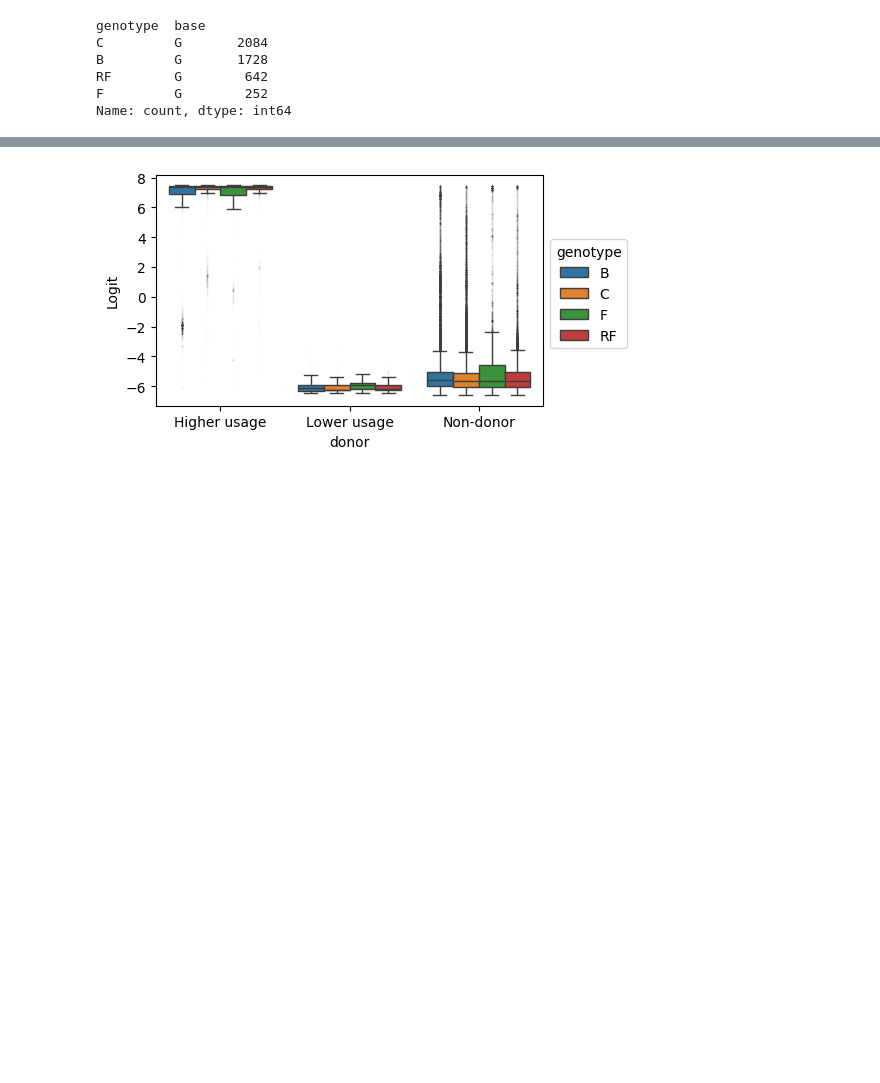
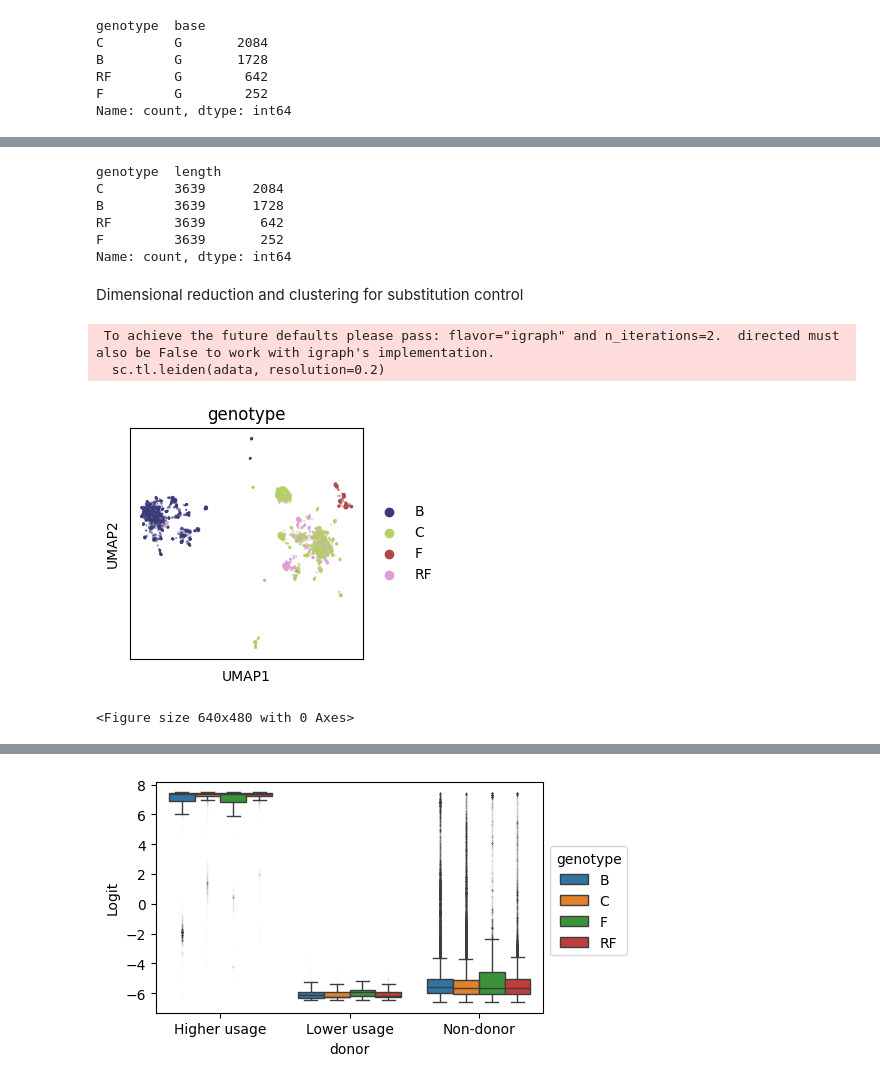
Before and after one commit to lcscs12345/HBV_splicing_paper_2025, a Jupyter notebook: jupyter_notebooks/03a-splicebert_prediction-donor.ipynb, the cells around one changed output, grey strips where cells are left out. Saved outputs shown, nothing was run; the diff lists cells and outputs as text; code cells hidden in the pictures; blank space fills up the shorter version.

```diff
--- a/jupyter_notebooks/03a-splicebert_prediction-donor.ipynb
+++ b/jupyter_notebooks/03a-splicebert_prediction-donor.ipynb
@@ -128,7 +128,7 @@ Process sliding window output
 # %%
 pred_donor = []
 
-for i in glob("../data/processed_files/pgrna/*.GT.pkl.gz"):
+for i in glob("../data/processed_files/pgrna/splicebert_hbvdb_[0-9]*.GT.pkl.gz"):
     pred = pd.read_pickle(i)
     pred_donor.append(pred)
 
@@ -239,0 +298,63 @@ a["group"] = a["group"].fillna("Non-donor")
+# %%
+pred_donor = []
+
+for i in glob("../data/processed_files/pgrna/splicebert_hbvdb_control_*.GT.pkl.gz"):
+    pred = pd.read_pickle(i)
+    pred_donor.append(pred)
+
+pred_donor = pd.concat(pred_donor)
+
+fa = fasta_to_dataframe("../ref/hbvdb/pgrna/pgrna.fa")
+fa["genotype"] = fa.tid.str.split().str[1].str.replace(".fa","")
+fa["tid"] = ">" + fa.tid.str.split().str[0]
+
+pred_donor = pd.merge(pred_donor, fa[["tid","genotype"]])
+pred_donor["length"] = pred_donor.seq.apply(len)
+pred_donor['seq'] = pred_donor.seq.apply(lambda x: list(x[200:-199]))
+pred_donor.value_counts(["genotype","length"])
+# %% [output]
+genotype  length
+C         3639      2084
+B         3639      1728
+RF        3639       642
+F         3639       252
+Name: count, dtype: int64
+# %%
+pred_donor = pred_donor[(pred_donor["length"]==3639)].copy()
+pred_donor["splicebert_cls"]= pred_donor["splicebert_cls"].apply(lambda x: pd.DataFrame(x))
+dpreds = pd.concat(pred_donor["splicebert_cls"].tolist())
+dpreds[0] = dpreds[0].apply(lambda x: x-200)
+dpreds.columns = ["position","logit","prob"]
+dpreds.reset_index(drop=True, inplace=True)
+dpreds["id"] = pred_donor["tid"].repeat(3240).reset_index().tid
+dpreds = pd.merge(dpreds, pred_donor[["tid","genotype"]].rename(columns={"tid":"id"}))
+dpreds["base"] = list(np.concatenate(pred_donor["seq"].tolist()))
+# %%
+dset = dpreds[dpreds.genotype.str.contains("B|C|RF|F")].copy()
+dset = dset[~dset.genotype.str.contains("RFC")].copy()
+dsl = dset.groupby(["id","genotype"]).logit.apply(list).reset_index()
+# %% [markdown]
+Dimensional reduction and clustering for substitution control
+# %%
+import scanpy as sc
+
+adata = sc.AnnData(np.array(dsl.logit.tolist()))
+adata.obs["id"] = dsl["id"].tolist()
+adata.obs["genotype"] = dsl["genotype"].tolist()
+
+sc.pp.pca(adata, n_comps=128, random_state=0)
+sc.pp.neighbors(adata, use_rep='X_pca', n_neighbors=50)
+sc.tl.umap(adata, random_state=0)
+sc.tl.leiden(adata, resolution=0.2)
+# %% [output]
+ To achieve the future defaults please pass: flavor="igraph" and n_iterations=2.  directed must also be False to work with igraph's implementation.
+  sc.tl.leiden(adata, resolution=0.2)
+# %%
+fig, ax = plt.subplots(figsize=(3, 3))
+
+sc.pl.umap(adata, ax=ax, color="genotype", size=10, palette="tab20b", alpha=0.5)
+
+plt.tight_layout()
+# %% [output]
+[figure, added]
+<Figure size 640x480 with 0 Axes>
```
Also changed, not shown: parts of 21 cells of this notebook, 9 other files.
